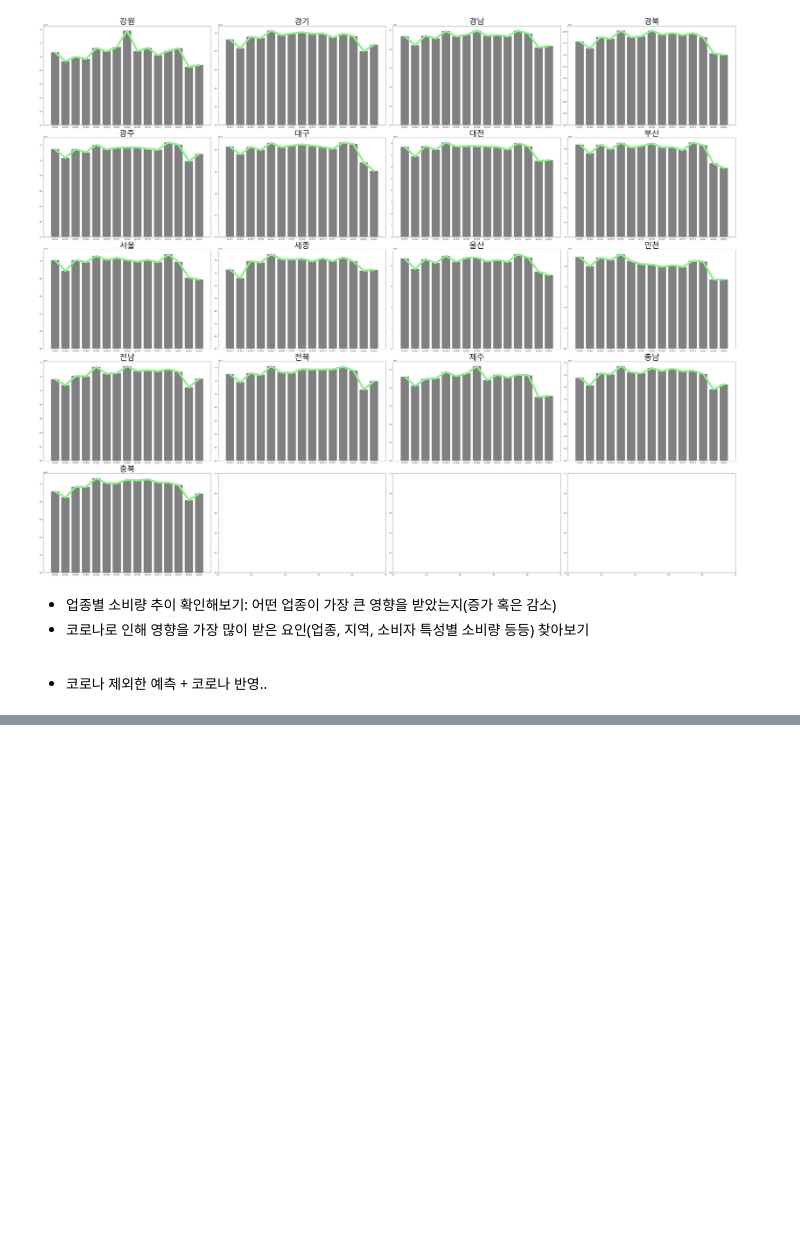
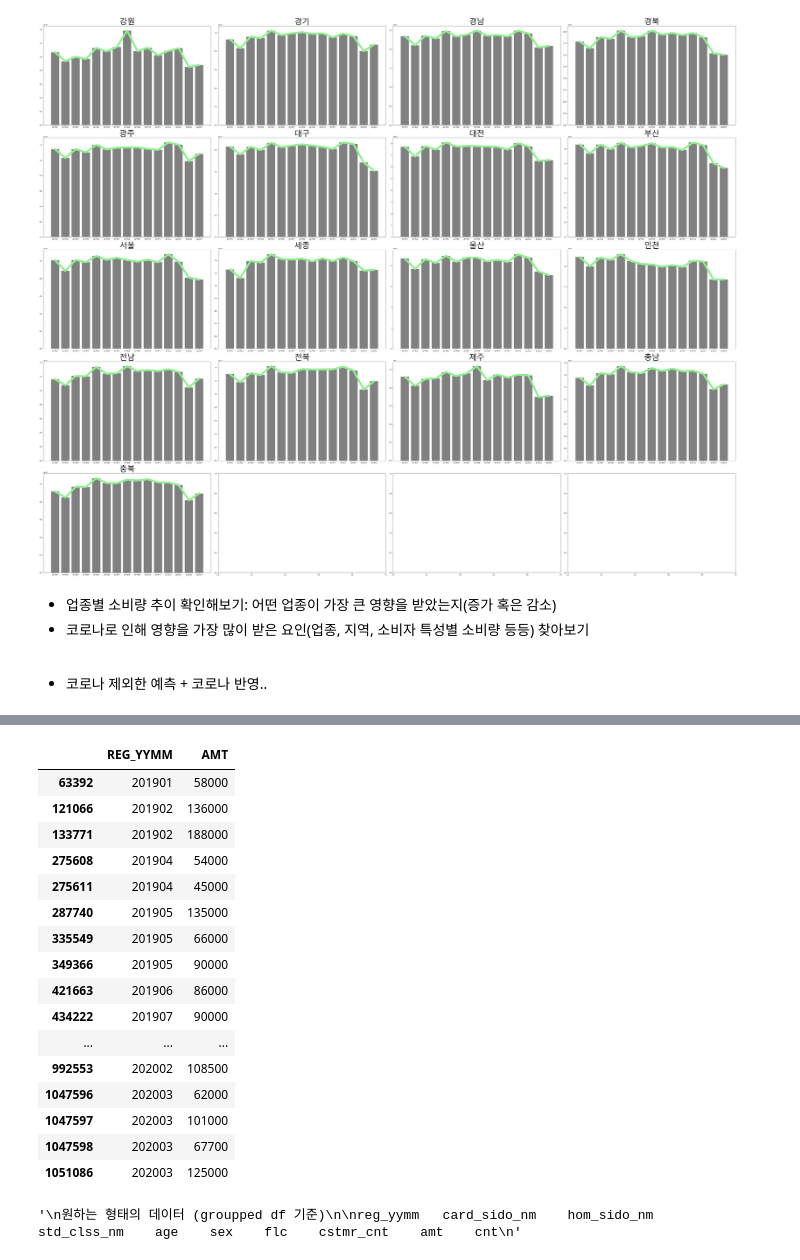
Before and after one commit to reeesource/Data_Analytics_Projects-, a Jupyter notebook: credit card prediction/카드 사용량 예측 경진대회.ipynb, the cells around one changed output, grey strips where cells are left out. Drawn from its saved outputs; the diff is of its cells as text; code cells hidden in the pictures; blank space fills up the shorter version.

```diff
--- a/credit card prediction/카드 사용량 예측 경진대회.ipynb
+++ b/credit card prediction/카드 사용량 예측 경진대회.ipynb
@@ -320,0 +384,31 @@ plt.tight_layout()
+# %%
+temp = train.loc[(train['AGE']=='20s') & (train['STD_CLSS_NM']=='그외 기타 분류안된 오락관련 서비스업')]; temp
+temp = temp[['REG_YYMM', 'AMT']]; temp
+# %% [output]
+|  | REG_YYMM | AMT |
+| 63392 | 201901 | 58000 |
+| 121066 | 201902 | 136000 |
+| 133771 | 201902 | 188000 |
+| 275608 | 201904 | 54000 |
+| 275611 | 201904 | 45000 |
+| 287740 | 201905 | 135000 |
+| 335549 | 201905 | 66000 |
+| 349366 | 201905 | 90000 |
+| 421663 | 201906 | 86000 |
+| 434222 | 201907 | 90000 |
+| ... | ... | ... |
+| 992553 | 202002 | 108500 |
+| 1047596 | 202003 | 62000 |
+| 1047597 | 202003 | 101000 |
+| 1047598 | 202003 | 67700 |
+| 1051086 | 202003 | 125000 |
+# %%
+# 비어있는 곳 채우기
+
+'''
+원하는 형태의 데이터 (groupped df 기준)
+
+reg_yymm   card_sido_nm    hom_sido_nm    std_clss_nm    age    sex    flc    cstmr_cnt    amt    cnt
+'''
+# %% [output]
+'\n원하는 형태의 데이터 (groupped df 기준)\n\nreg_yymm   card_sido_nm    hom_sido_nm    std_clss_nm    age    sex    flc    cstmr_cnt    amt    cnt\n'
```
Also changed, not shown: parts of 12 cells of this notebook.
